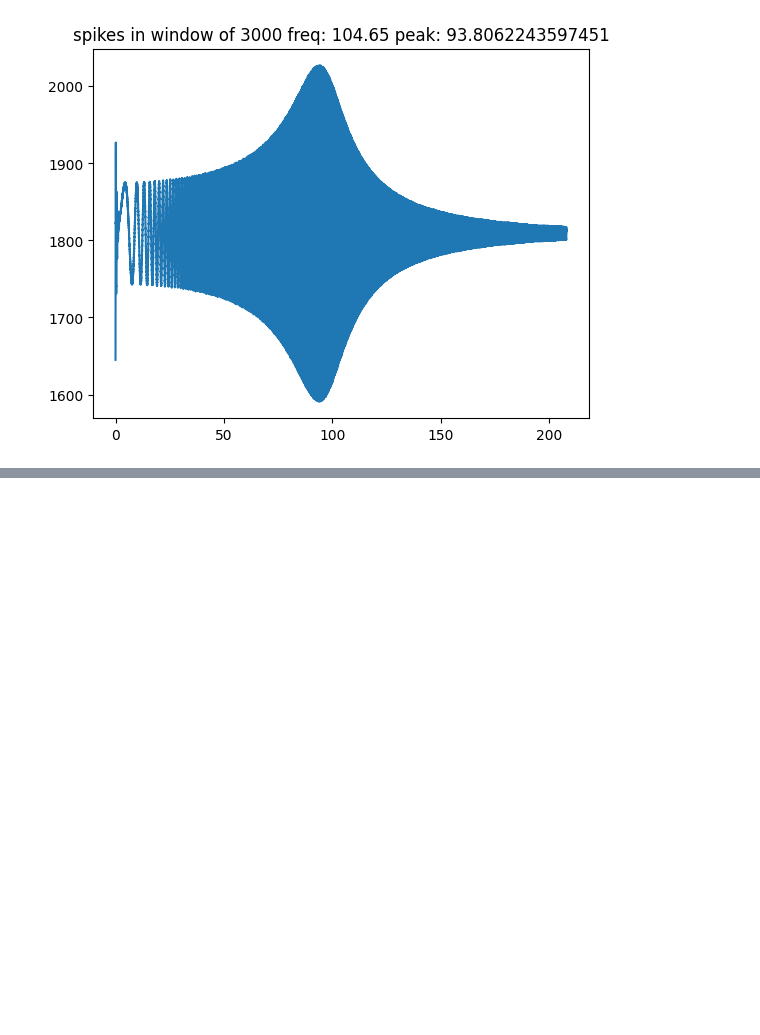
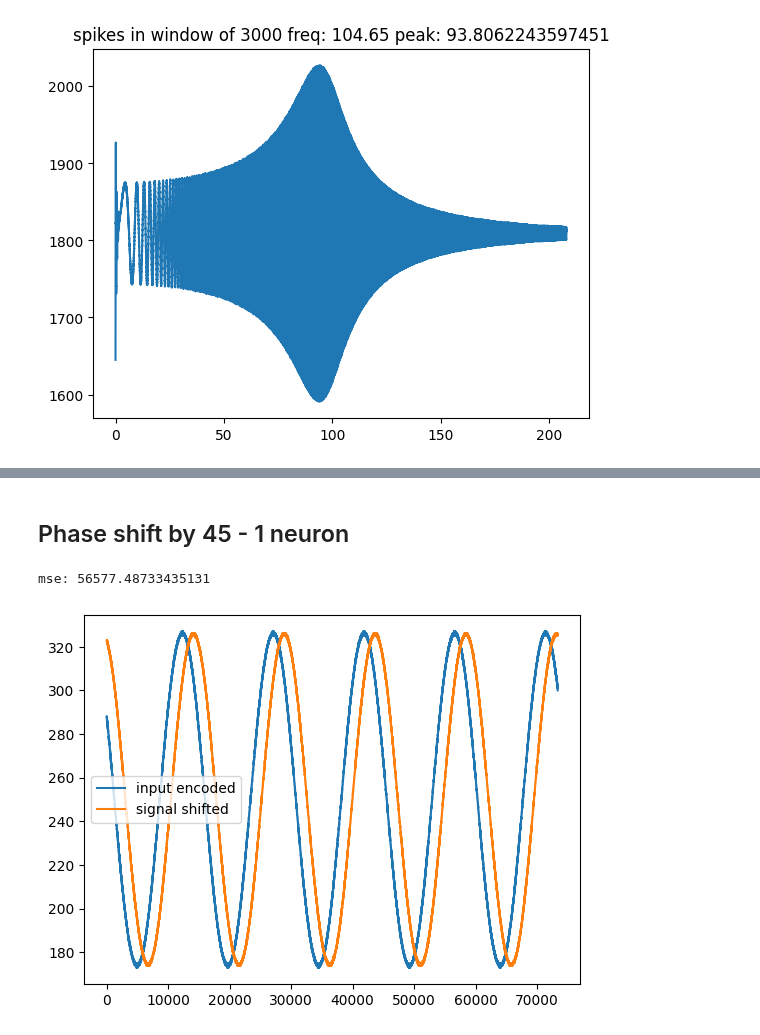
Before and after one commit to yakir4123/SNN-SCTN, a Jupyter notebook: notebooks/optuna_look_4_phase_shift.ipynb, the cells around one changed output, grey strips where cells are left out. Cells and saved outputs as stored; diff of their text form; code cells hidden in the pictures; blank space fills up the shorter version.

```diff
--- a/notebooks/optuna_look_4_phase_shift.ipynb
+++ b/notebooks/optuna_look_4_phase_shift.ipynb
@@ -553,0 +443,2 @@ plt.legend()
+# %% [markdown]
+## Phase shift by 45 - 1 neuron
@@ -553,0 +490,41 @@ plt.legend()
+# %%
+freq0 = 104
+clk_freq = 1536000
+duration = .6
+spikes_window_size = 500
+cycles = 5
+
+params = {'lf': 4, 'weight': 20, 'theta': -10}
+shift_network = phase_shift45_network(**params)
+shift_network.log_out_spikes(0)
+shift_network.log_out_spikes(-1)
+
+generate_and_input_signal(shift_network, duration, freq0)
+phase_shift = -45
+input_encoded = neuron_output(shift_network.neurons[0], spikes_window_size, duration, freq0, cycles=cycles)
+signal_shifted = neuron_output(shift_network.neurons[1], spikes_window_size, duration, freq0, cycles=cycles)
+ground_truth = neuron_output(shift_network.neurons[0], spikes_window_size, duration, freq0, phase_shift, cycles=cycles)
+plt.plot(input_encoded, label=f'input encoded')
+# plt.plot(ground_truth, label=f'input shifted')
+plt.plot(signal_shifted, label=f'signal shifted')
+plt.legend()
+
+mse = ((signal_shifted - ground_truth)**2).mean()
+
+ampl0 = signal_shifted.max() - signal_shifted.min()
+# now start check other frequencies onlt the amplitude
+for freq  in [1/5, 1/3, 1/2, 2/3, 3/2, 2, 3]:
+    freq *= freq0
+    shift_network.forget_logs()
+    generate_and_input_signal(shift_network, duration, freq)
+    try:
+        signal = neuron_output(shift_network.neurons[1], spikes_window_size, duration, freq, cycles=cycles)
+    except ValueError:
+        mse += np.inf
+        break
+    ampl = signal.max() - signal.min()
+    mse += (ampl - ampl0)**2
+print(f'mse: {mse}')
+# %% [output]
+mse: 56577.48733435131
+[figure, added]
```
Also changed, not shown: parts of 8 cells of this notebook, 4 other files.
